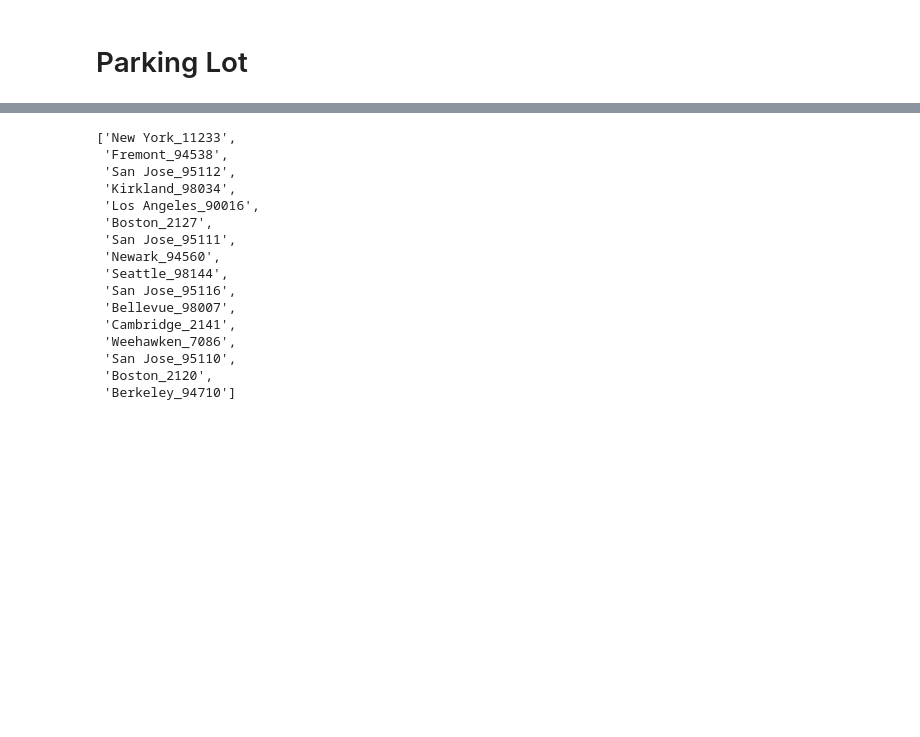
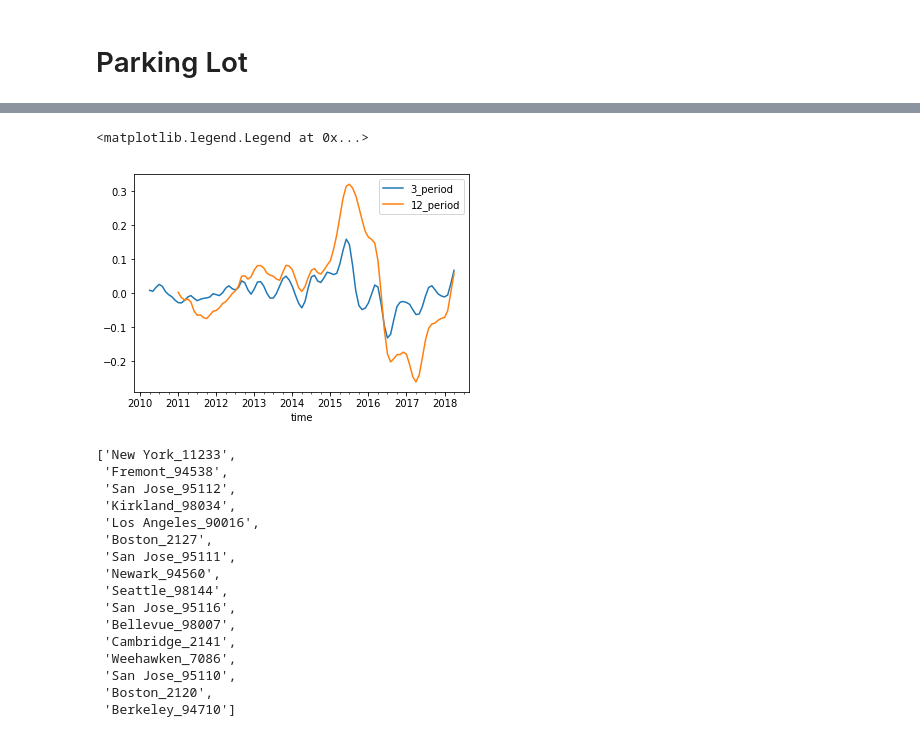
Before and after one commit to rab175/dsc-mod-4-project-online-ds-pt-071519, a Jupyter notebook: Mod 4 Project Notebook.ipynb, the cells around one changed output, grey strips where cells are left out. Saved outputs shown, nothing was run; the diff lists cells and outputs as text; code cells hidden in the pictures; blank space fills up the shorter version.

```diff
--- a/Mod 4 Project Notebook.ipynb
+++ b/Mod 4 Project Notebook.ipynb
@@ -746,2 +746,7 @@ plot_avg_YoY(top_med_ts)
 # %% [markdown]
 # Parking Lot
+# %%
+tester = top_low_ts['Pittsburgh_15201']
+tester['pct_pct1'] = tester['YoY_change'].diff(periods=3)
+tester['pct_pct2'] = tester['YoY_change'].diff(periods=12)
+tester.head(15)
@@ -748,3 +771,11 @@ plot_avg_YoY(top_med_ts)
+# %%
+tester.pct_pct1.plot(label='3_period')
+tester.pct_pct2.plot(label='12_period')
+# tester.YoY_change.plot(label='YoY')
+plt.legend()
+# %% [output]
+<matplotlib.legend.Legend at 0x...>
+[figure, added]
 # %%
 t = list(top_high_cities.city_zipcode)
 t
```
Also changed, not shown: parts of 8 cells of this notebook.
